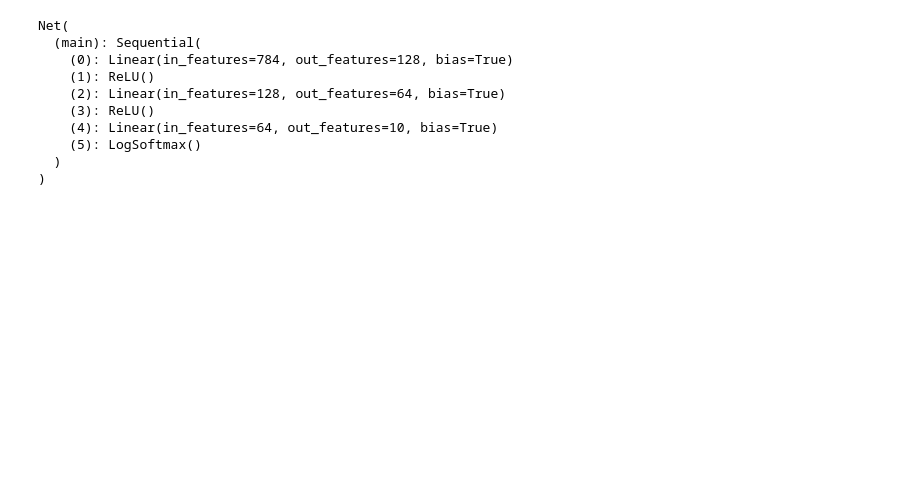
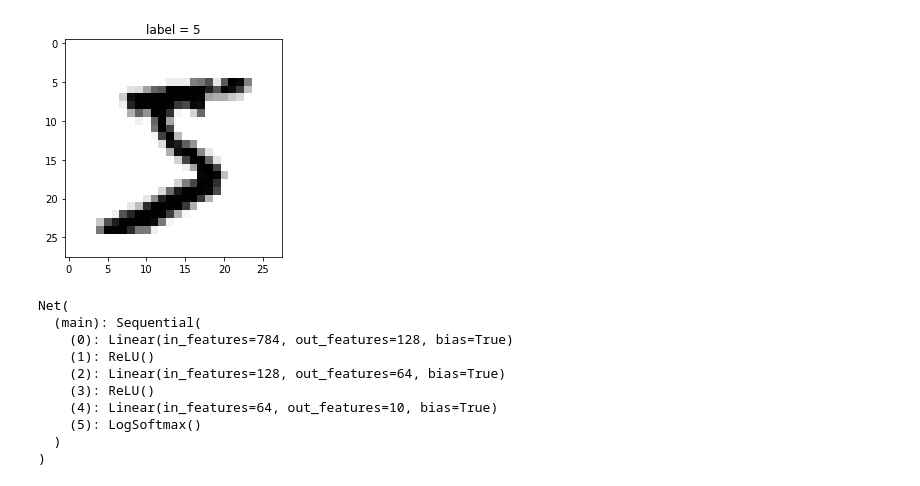
Before and after one commit to morpheus9631/mnist, a Jupyter notebook: train_mnist_v1.ipynb, the cells around one changed output. Cells and saved outputs as stored; diff of their text form; code cells hidden in the pictures; blank space fills up the shorter version.

```diff
--- a/train_mnist_v1.ipynb
+++ b/train_mnist_v1.ipynb
@@ -333,0 +97,16 @@ trainLoader = DataLoader(
+# %%
+# Create datasets
+trainSet = myMnistDataset(train=True, transform=transform)
+testSet = myMnistDataset(train=False, transform=transform)
+
+trainLoader = DataLoader(dataset=trainSet, batch_size=BatchSize, shuffle=True)
+testLoader = DataLoader(dataset=testSet, batch_size=BatchSize, shuffle=False)
+
+print(trainSet.train_data.size())
+print(trainSet.train_labels.size())
+
+print(type(trainSet.train_data[0]))
+print(type(trainSet.train_labels[0]))
+
+print(trainSet.train_data[0])
+print(trainSet.train_labels[0])
@@ -334,2 +131,10 @@ trainLoader = DataLoader(
+# %%
+import matplotlib.pyplot as plt
+
+plt.imshow(trainSet.train_data[0].numpy(), cmap='binary')
+plt.title('label = %i' % trainSet.train_labels[0])
+plt.show()
+# %% [output]
+[figure, added]
 # %%
 # Model
```
Also changed, not shown: parts of 17 cells of this notebook, 10 other files.
